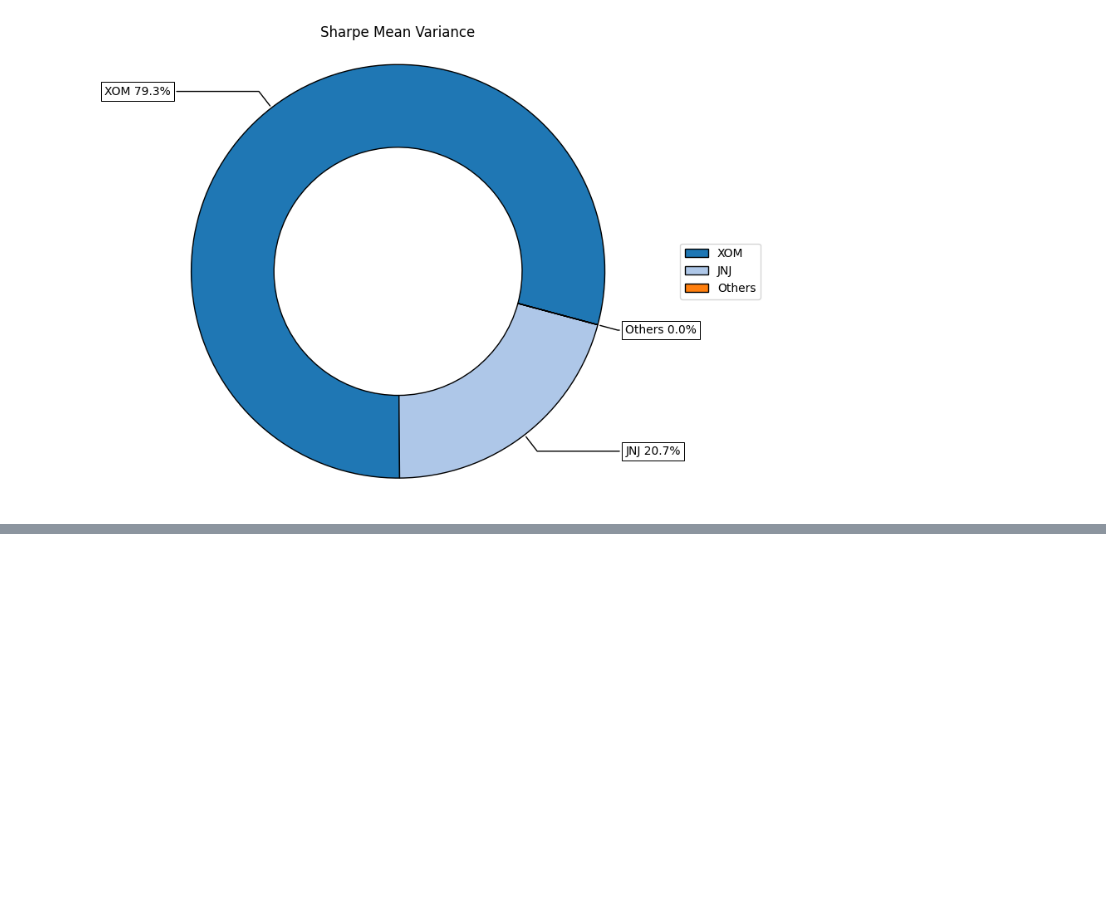
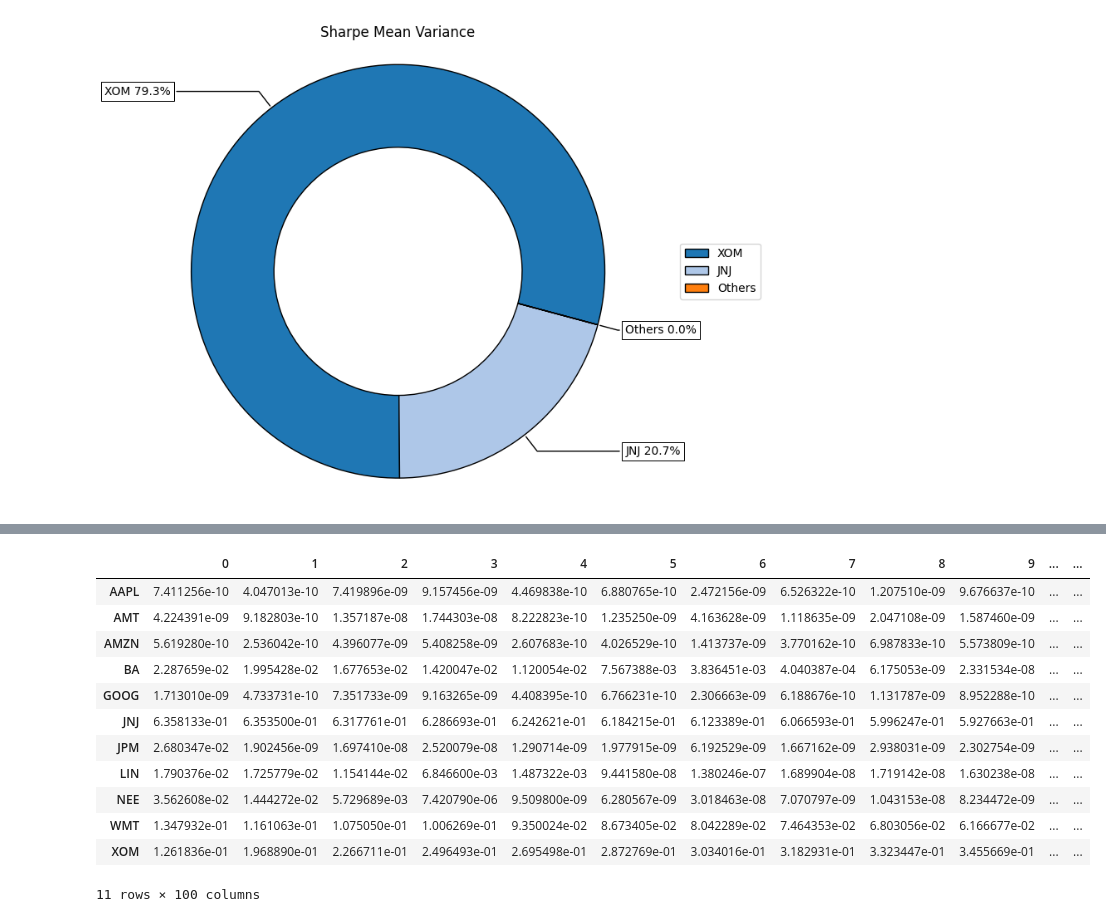
Before and after one commit to sarahnourgh/portfolio_optimization, a Jupyter notebook: Markovits framework/markovitz.ipynb, the cells around one changed output, grey strips where cells are left out. Drawn from its saved outputs; the diff is of its cells as text; code cells hidden in the pictures; blank space fills up the shorter version.

```diff
--- a/Markovits framework/markovitz.ipynb
+++ b/Markovits framework/markovitz.ipynb
@@ -143,0 +148,21 @@ ax = rp.plot_pie(w=w, title='Sharpe Mean Variance', others=0.05, nrow=25, cmap='
+# %%
+#number of points in the efficient frontier
+points = 100
+
+frontier = portfolio.efficient_frontier(model=model, rm=rm, rf=rf, points=points, hist=hist)
+
+frontier
+# %% [output]
+|  | 0 | 1 | 2 | 3 | 4 | 5 | 6 | 7 | 8 | 9 | ... | ... |
+| AAPL | 7.411256e-10 | 4.047013e-10 | 7.419896e-09 | 9.157456e-09 | 4.469838e-10 | 6.880765e-10 | 2.472156e-09 | 6.526322e-10 | 1.207510e-09 | 9.676637e-10 | ... | ... |
+| AMT | 4.224391e-09 | 9.182803e-10 | 1.357187e-08 | 1.744303e-08 | 8.222823e-10 | 1.235250e-09 | 4.163628e-09 | 1.118635e-09 | 2.047108e-09 | 1.587460e-09 | ... | ... |
+| AMZN | 5.619280e-10 | 2.536042e-10 | 4.396077e-09 | 5.408258e-09 | 2.607683e-10 | 4.026529e-10 | 1.413737e-09 | 3.770162e-10 | 6.987833e-10 | 5.573809e-10 | ... | ... |
+| BA | 2.287659e-02 | 1.995428e-02 | 1.677653e-02 | 1.420047e-02 | 1.120054e-02 | 7.567388e-03 | 3.836451e-03 | 4.040387e-04 | 6.175053e-09 | 2.331534e-08 | ... | ... |
+| GOOG | 1.713010e-09 | 4.733731e-10 | 7.351733e-09 | 9.163265e-09 | 4.408395e-10 | 6.766231e-10 | 2.306663e-09 | 6.188676e-10 | 1.131787e-09 | 8.952288e-10 | ... | ... |
+| JNJ | 6.358133e-01 | 6.353500e-01 | 6.317761e-01 | 6.286693e-01 | 6.242621e-01 | 6.184215e-01 | 6.123389e-01 | 6.066593e-01 | 5.996247e-01 | 5.927663e-01 | ... | ... |
+| JPM | 2.680347e-02 | 1.902456e-09 | 1.697410e-08 | 2.520079e-08 | 1.290714e-09 | 1.977915e-09 | 6.192529e-09 | 1.667162e-09 | 2.938031e-09 | 2.302754e-09 | ... | ... |
+| LIN | 1.790376e-02 | 1.725779e-02 | 1.154144e-02 | 6.846600e-03 | 1.487322e-03 | 9.441580e-08 | 1.380246e-07 | 1.689904e-08 | 1.719142e-08 | 1.630238e-08 | ... | ... |
+| NEE | 3.562608e-02 | 1.444272e-02 | 5.729689e-03 | 7.420790e-06 | 9.509800e-09 | 6.280567e-09 | 3.018463e-08 | 7.070797e-09 | 1.043153e-08 | 8.234472e-09 | ... | ... |
+| WMT | 1.347932e-01 | 1.161063e-01 | 1.075050e-01 | 1.006269e-01 | 9.350024e-02 | 8.673405e-02 | 8.042289e-02 | 7.464353e-02 | 6.803056e-02 | 6.166677e-02 | ... | ... |
+| XOM | 1.261836e-01 | 1.968890e-01 | 2.266711e-01 | 2.496493e-01 | 2.695498e-01 | 2.872769e-01 | 3.034016e-01 | 3.182931e-01 | 3.323447e-01 | 3.455669e-01 | ... | ... |
+11 rows × 100 columns
```
Also changed, not shown: parts of 2 cells of this notebook.
